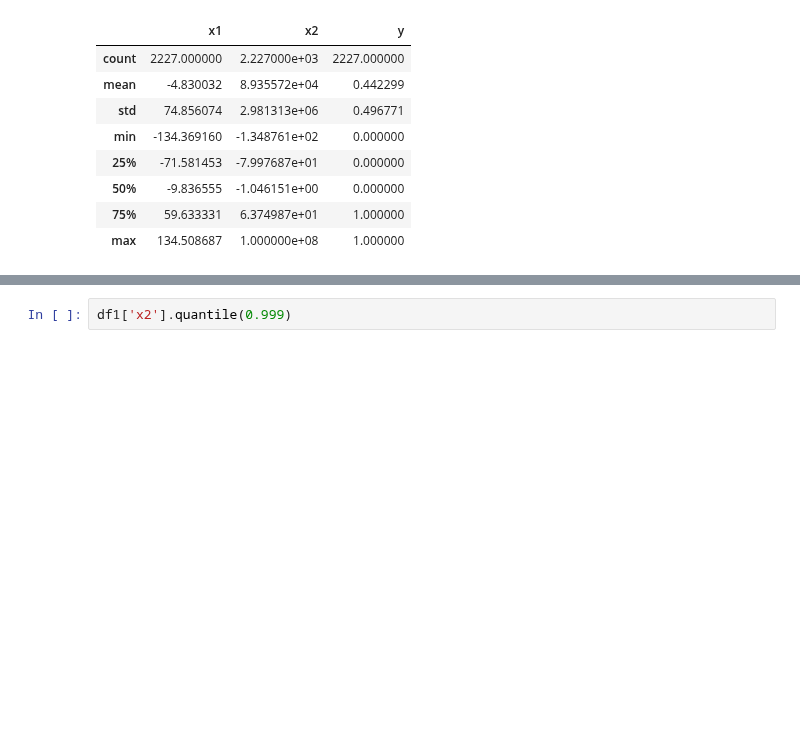
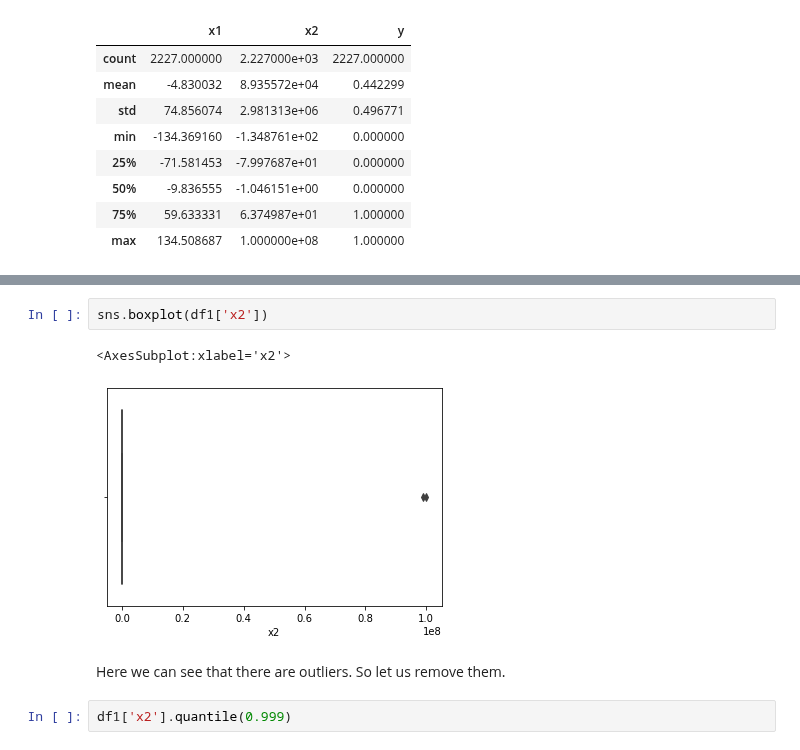
Before and after one commit to Dipankar-Medhi/Innomatics_hackathon, a Jupyter notebook: hackathon1.ipynb, the cells around one changed output, grey strips where cells are left out. Saved outputs shown, nothing was run; the diff lists cells and outputs as text; blank space fills up the shorter version.

```diff
--- a/hackathon1.ipynb
+++ b/hackathon1.ipynb
@@ -56,3 +71,10 @@ df1.describe()
+# %%
+sns.boxplot(df1['x2'])
+# %% [output]
+<AxesSubplot:xlabel='x2'>
+[figure, added]
+# %% [markdown]
+Here we can see that there are outliers. So let us remove them.
 # %%
 df1['x2'].quantile(0.999)
 # %% [output]
```
Also changed, not shown: parts of 11 cells of this notebook.
